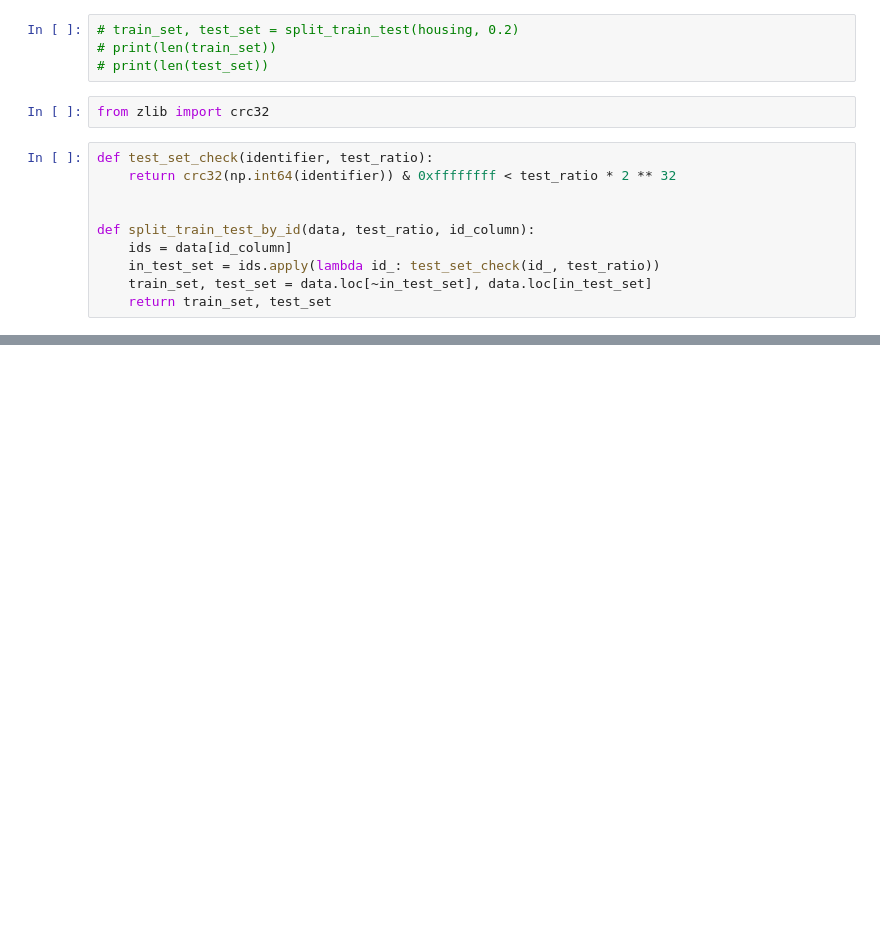
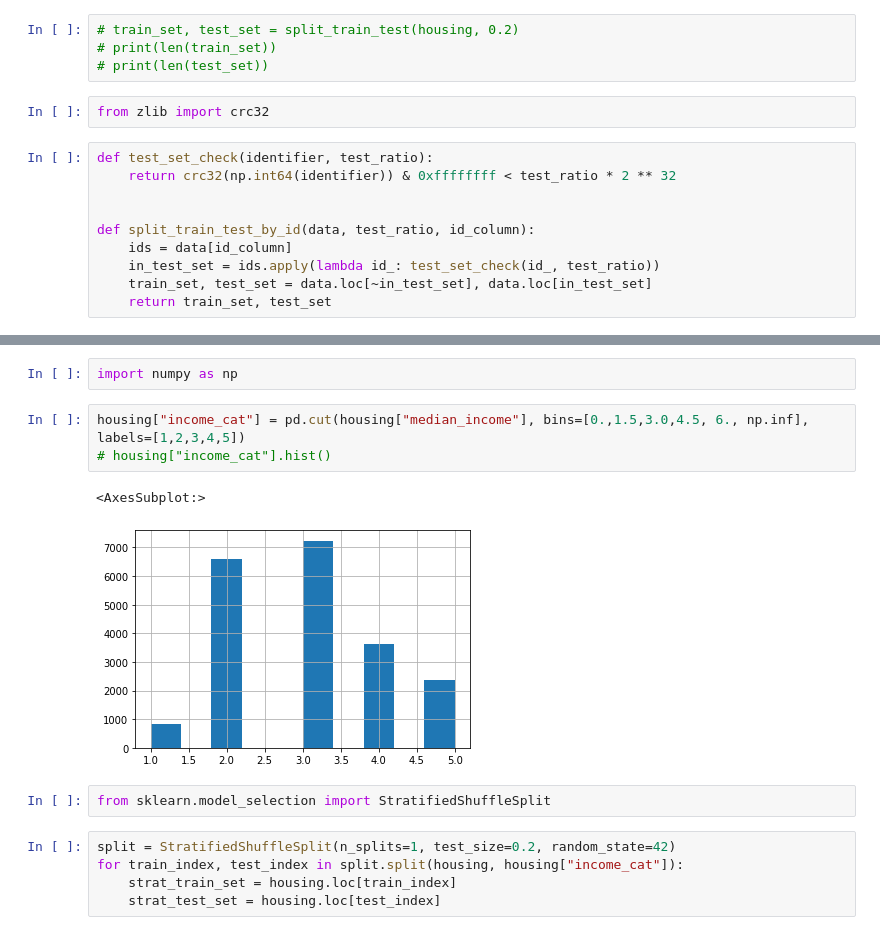
Before and after one commit to ashkan-maleki/hands_on_ml, a Jupyter notebook: jupyter_notebooks/02_end_to_end_machine_learning_project.ipynb, the cells around one changed output, grey strips where cells are left out. Drawn from its saved outputs; the diff is of its cells as text; blank space fills up the shorter version.

Commit message:
shuffling & stratified sampling

```diff
--- a/jupyter_notebooks/02_end_to_end_machine_learning_project.ipynb
+++ b/jupyter_notebooks/02_end_to_end_machine_learning_project.ipynb
@@ -140,0 +144,15 @@ print(len(test_set))
+# %%
+import numpy as np
+# %%
+housing["income_cat"] = pd.cut(housing["median_income"], bins=[0.,1.5,3.0,4.5, 6., np.inf], labels=[1,2,3,4,5])
+# housing["income_cat"].hist()
+# %% [output]
+<AxesSubplot:>
+[figure, added]
+# %%
+from sklearn.model_selection import StratifiedShuffleSplit
+# %%
+split = StratifiedShuffleSplit(n_splits=1, test_size=0.2, random_state=42)
+for train_index, test_index in split.split(housing, housing["income_cat"]):
+    strat_train_set = housing.loc[train_index]
+    strat_test_set = housing.loc[test_index]
```
Also changed, not shown: parts of 5 cells of this notebook, 2 other files.
